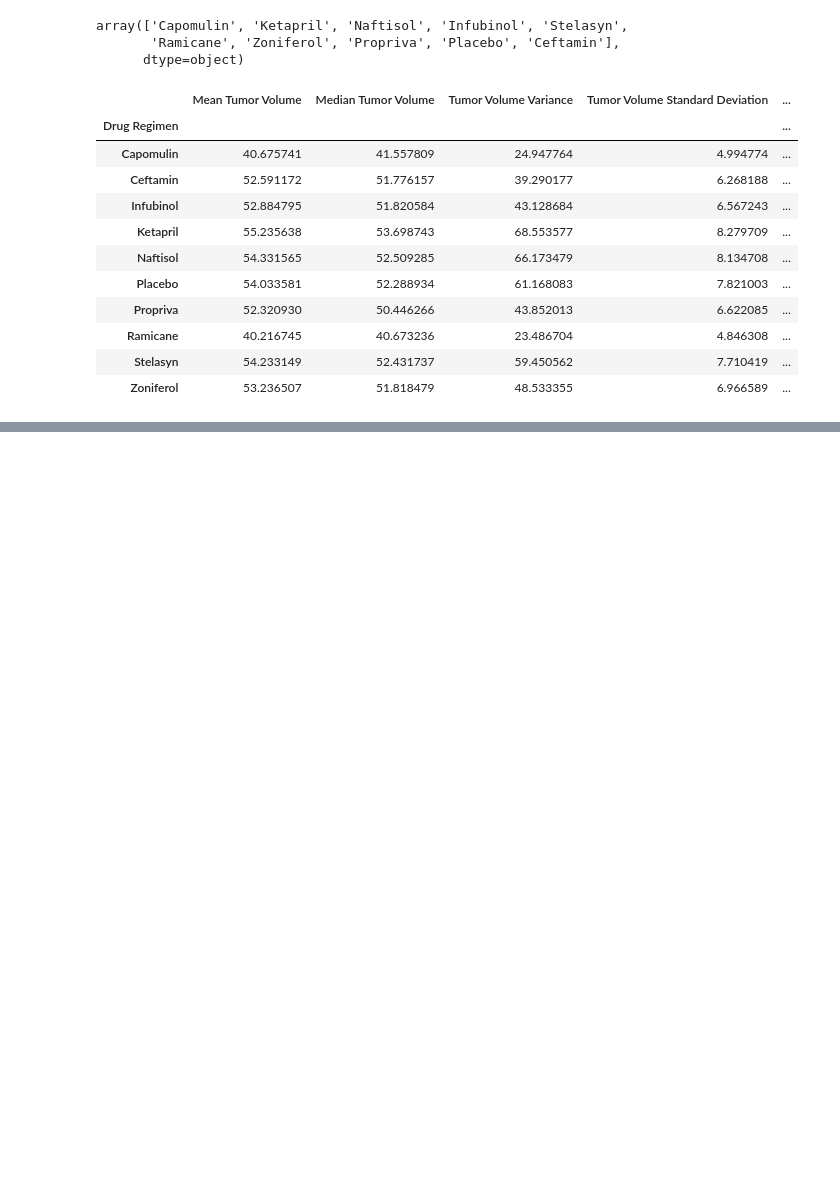
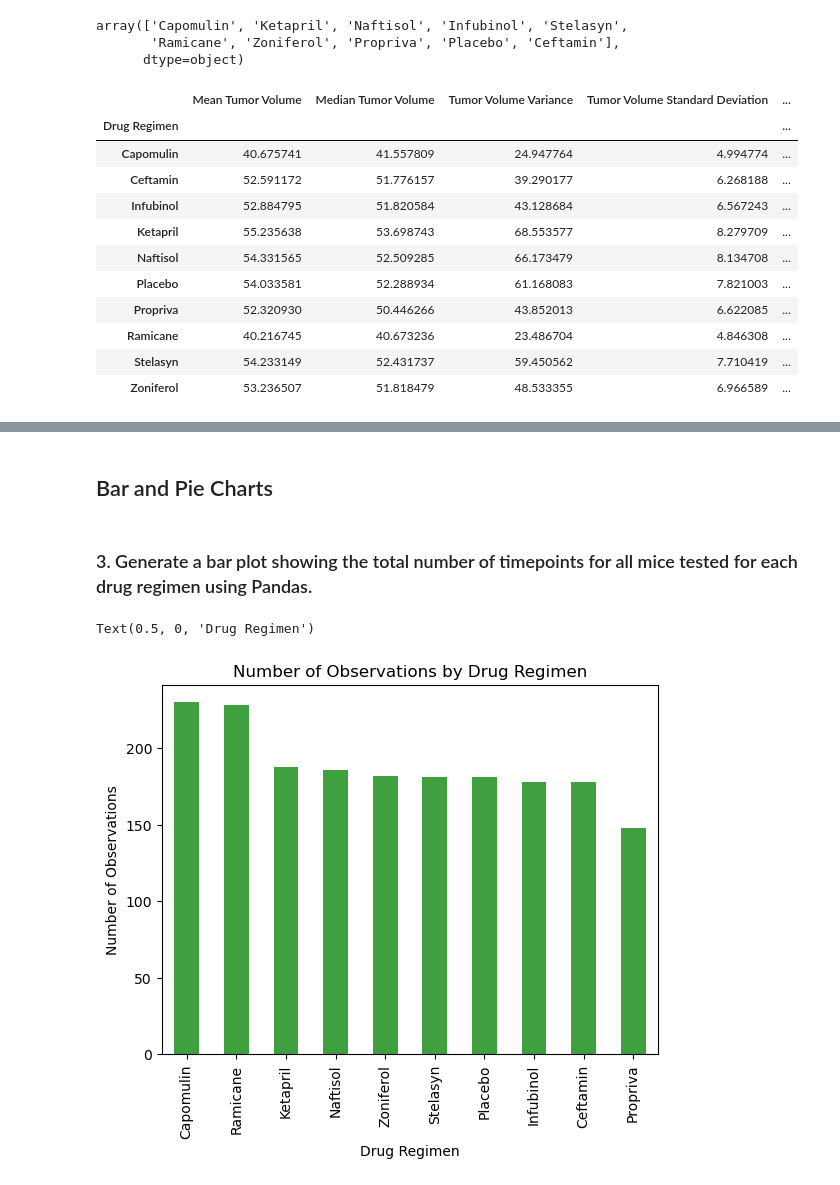
Before and after one commit to ethanwright96/matplotlib-challenge, a Jupyter notebook: Pymaceuticals/main.ipynb, the cells around one changed output, grey strips where cells are left out. Saved outputs shown, nothing was run; the diff lists cells and outputs as text; code cells hidden in the pictures; blank space fills up the shorter version.

```diff
--- a/Pymaceuticals/main.ipynb
+++ b/Pymaceuticals/main.ipynb
@@ -122,0 +143,15 @@ summary_table
+# %% [markdown]
+## Bar and Pie Charts
+# %% [markdown]
+### 3. Generate a bar plot showing the total number of timepoints for all mice tested for each drug regimen using Pandas.
+# %%
+regimens = list(regimens)
+n_obs = clean_df['Drug Regimen'].value_counts()
+
+n_obs.plot.bar(color = 'g', alpha = 0.75)
+plt.title('Number of Observations by Drug Regimen')
+plt.ylabel('Number of Observations')
+plt.xlabel('Drug Regimen')
+# %% [output]
+Text(0.5, 0, 'Drug Regimen')
+[figure, added]
```
Also changed, not shown: parts of 23 cells of this notebook.
